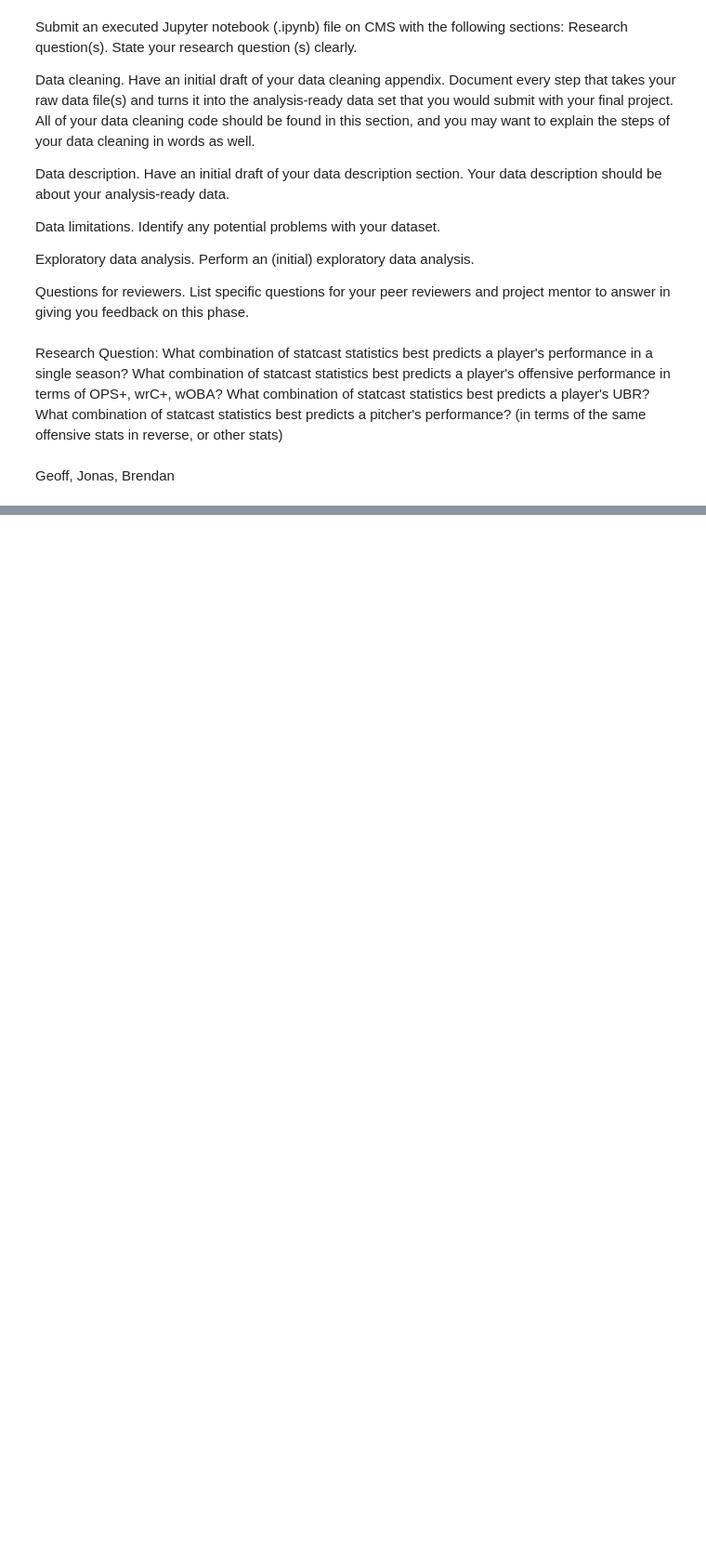
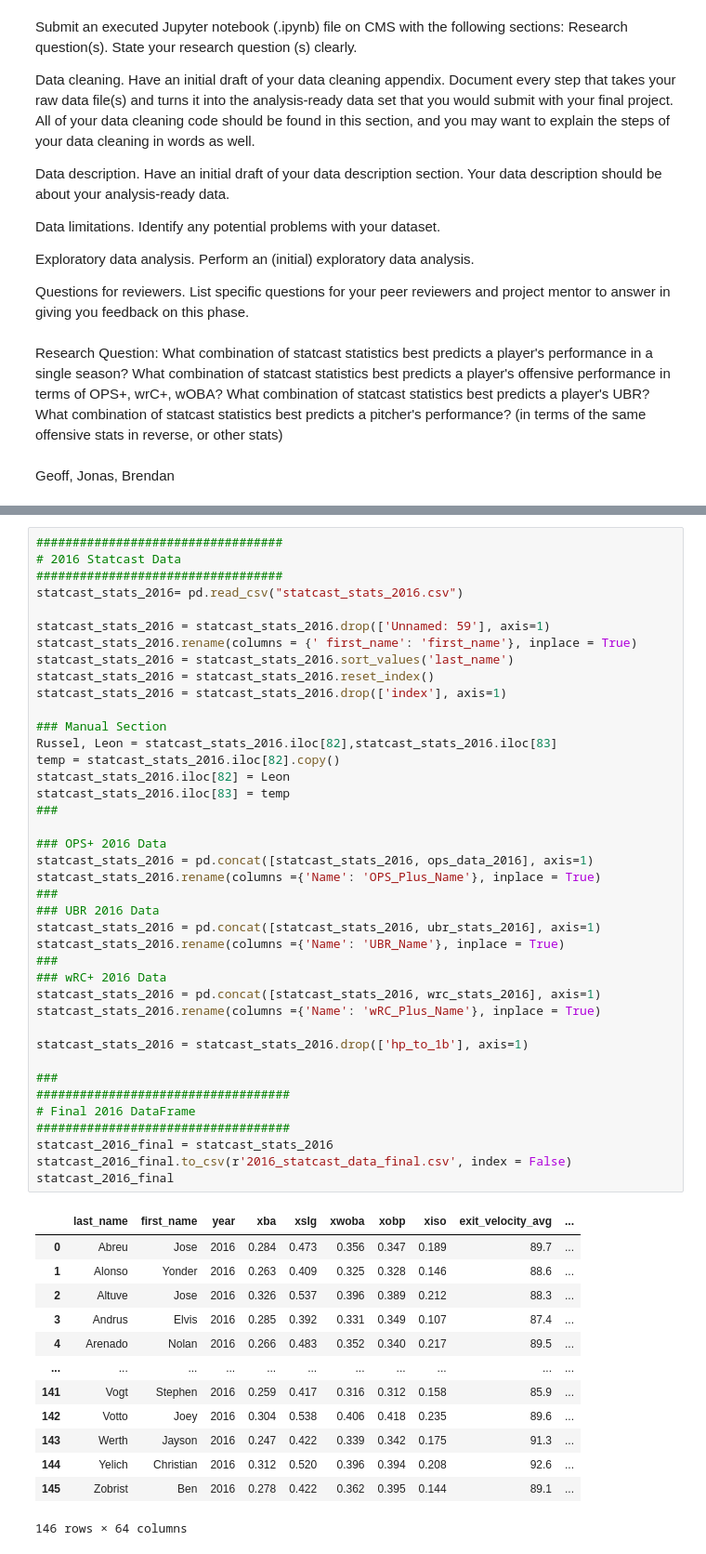
Before and after one commit to GeoffreyBrann/info2950, a Jupyter notebook: Phase II Info 2950.ipynb, the cells around one changed output, grey strips where cells are left out. Shown at 93% size. Saved outputs shown, nothing was run; the diff lists cells and outputs as text; blank space fills up the shorter version.

```diff
--- a/Phase II Info 2950.ipynb
+++ b/Phase II Info 2950.ipynb
@@ -557,0 +921,54 @@ statcast_stats_2015
+# %%
+##################################
+# 2016 Statcast Data
+##################################
+statcast_stats_2016= pd.read_csv("statcast_stats_2016.csv")
+
+statcast_stats_2016 = statcast_stats_2016.drop(['Unnamed: 59'], axis=1)
+statcast_stats_2016.rename(columns = {' first_name': 'first_name'}, inplace = True)
+statcast_stats_2016 = statcast_stats_2016.sort_values('last_name')
+statcast_stats_2016 = statcast_stats_2016.reset_index()
+statcast_stats_2016 = statcast_stats_2016.drop(['index'], axis=1)
+
+### Manual Section
+Russel, Leon = statcast_stats_2016.iloc[82],statcast_stats_2016.iloc[83]
+temp = statcast_stats_2016.iloc[82].copy()
+statcast_stats_2016.iloc[82] = Leon
+statcast_stats_2016.iloc[83] = temp
+###
+
+### OPS+ 2016 Data
+statcast_stats_2016 = pd.concat([statcast_stats_2016, ops_data_2016], axis=1)
+statcast_stats_2016.rename(columns ={'Name': 'OPS_Plus_Name'}, inplace = True)
+###
+### UBR 2016 Data
+statcast_stats_2016 = pd.concat([statcast_stats_2016, ubr_stats_2016], axis=1)
+statcast_stats_2016.rename(columns ={'Name': 'UBR_Name'}, inplace = True)
+###
+### wRC+ 2016 Data
+statcast_stats_2016 = pd.concat([statcast_stats_2016, wrc_stats_2016], axis=1)
+statcast_stats_2016.rename(columns ={'Name': 'wRC_Plus_Name'}, inplace = True)
+
+statcast_stats_2016 = statcast_stats_2016.drop(['hp_to_1b'], axis=1)
+
+###
+###################################
+# Final 2016 DataFrame
+###################################
+statcast_2016_final = statcast_stats_2016
+statcast_2016_final.to_csv(r'2016_statcast_data_final.csv', index = False)
+statcast_2016_final
+# %% [output]
+|  | last_name | first_name | year | xba | xslg | xwoba | xobp | xiso | exit_velocity_avg | ... |
+| 0 | Abreu | Jose | 2016 | 0.284 | 0.473 | 0.356 | 0.347 | 0.189 | 89.7 | ... |
+| 1 | Alonso | Yonder | 2016 | 0.263 | 0.409 | 0.325 | 0.328 | 0.146 | 88.6 | ... |
+| 2 | Altuve | Jose | 2016 | 0.326 | 0.537 | 0.396 | 0.389 | 0.212 | 88.3 | ... |
+| 3 | Andrus | Elvis | 2016 | 0.285 | 0.392 | 0.331 | 0.349 | 0.107 | 87.4 | ... |
+| 4 | Arenado | Nolan | 2016 | 0.266 | 0.483 | 0.352 | 0.340 | 0.217 | 89.5 | ... |
+| ... | ... | ... | ... | ... | ... | ... | ... | ... | ... | ... |
+| 141 | Vogt | Stephen | 2016 | 0.259 | 0.417 | 0.316 | 0.312 | 0.158 | 85.9 | ... |
+| 142 | Votto | Joey | 2016 | 0.304 | 0.538 | 0.406 | 0.418 | 0.235 | 89.6 | ... |
+| 143 | Werth | Jayson | 2016 | 0.247 | 0.422 | 0.339 | 0.342 | 0.175 | 91.3 | ... |
+| 144 | Yelich | Christian | 2016 | 0.312 | 0.520 | 0.396 | 0.394 | 0.208 | 92.6 | ... |
+| 145 | Zobrist | Ben | 2016 | 0.278 | 0.422 | 0.362 | 0.395 | 0.144 | 89.1 | ... |
+146 rows × 64 columns
```
Also changed, not shown: parts of 39 cells of this notebook, 5 other files.
